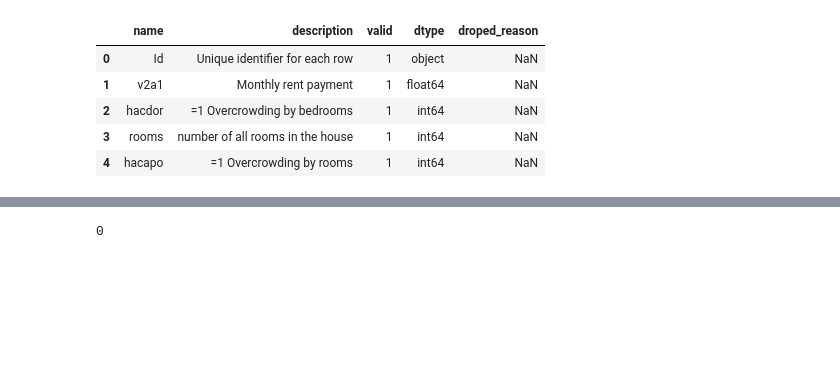
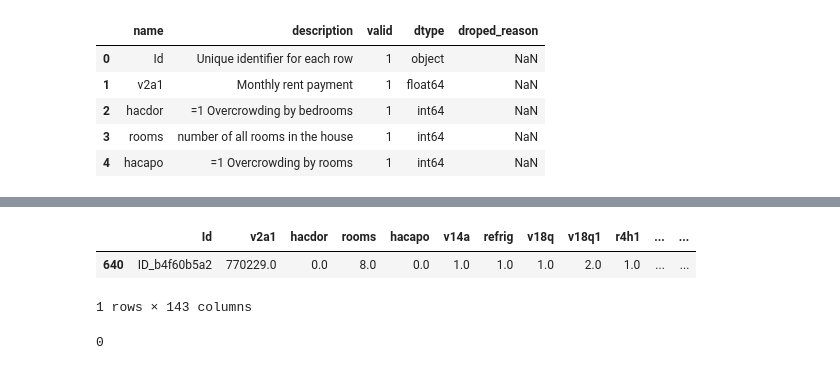
Before and after one commit to ed-creator/costa-rican-household-poverty-prediction, a Jupyter notebook: model.ipynb, the cells around one changed output, grey strips where cells are left out. Drawn from its saved outputs; the diff is of its cells as text; code cells hidden in the pictures; blank space fills up the shorter version.

```diff
--- a/model.ipynb
+++ b/model.ipynb
@@ -218,3 +221,9 @@ print_full(columns)
+# %%
+dataset.where(dataset['tamhog'] != (dataset['r4t3'])).dropna()
+# %% [output]
+|  | Id | v2a1 | hacdor | rooms | hacapo | v14a | refrig | v18q | v18q1 | r4h1 | ... | ... |
+| 640 | ID_b4f60b5a2 | 770229.0 | 0.0 | 8.0 | 0.0 | 1.0 | 1.0 | 1.0 | 2.0 | 1.0 | ... | ... |
+1 rows × 143 columns
 # %%
 dataset_p = dataset.drop(['v2a1', 'v18q1', 'rez_esc', 'Target','Id','idhogar','dependency','edjefe','edjefa'], axis =1)
 dataset_p = dataset_p.fillna(0)
```
Also changed, not shown: parts of 1 cell of this notebook.
